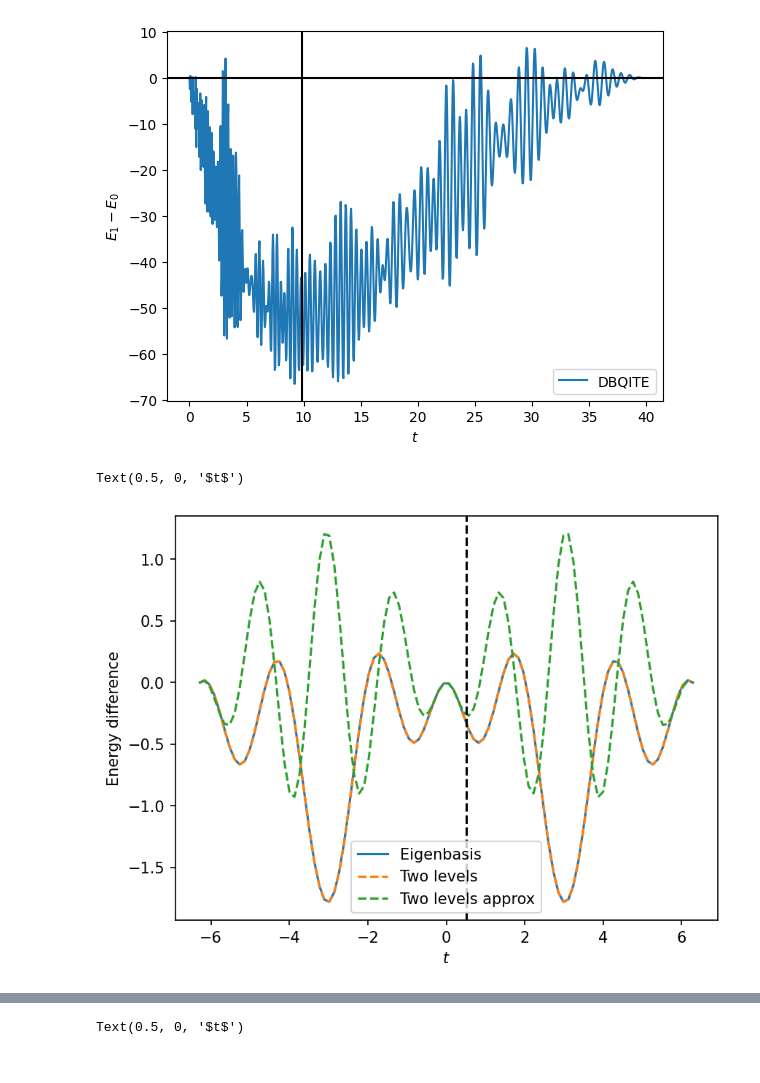
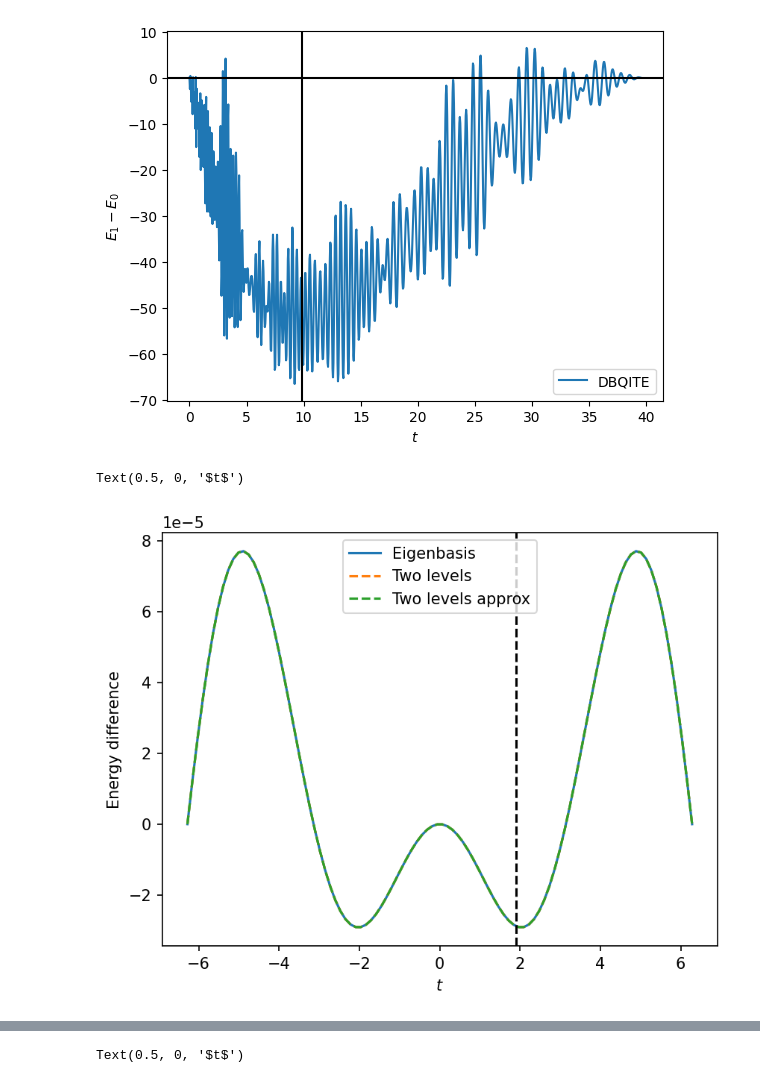
Before and after one commit to wrightjandrew/Master-Project, a Jupyter notebook: DBQITE_tests.ipynb, the cells around one changed output, grey strips where cells are left out. Cells and saved outputs as stored; diff of their text form; code cells hidden in the pictures.

```diff
--- a/DBQITE_tests.ipynb
+++ b/DBQITE_tests.ipynb
@@ -249,50 +249,50 @@ def twoLevelsApprox(coeffs, eigenvalues, t):
     a = absCoeffs[0]**2
     b = absCoeffs[1]**2
     E = eigenvalues[1]
-    val = a*(np.cos(t*(1+E)) - np.cos(t*E)) + a**2*(1-np.cos(t))# -b*(1-np.cos(t))+2*a*b*np.cos(E*t)*(1-np.cos(t))#+b**2*(1-np.cos(t))
+    val = a*(np.cos(t*(1+E)) - np.cos(t*E)) + (1-np.cos(t))*(a**2+b**2+2*a*b*np.cos(E*t)-b)# -b*(1-np.cos(t))+2*a*b*np.cos(E*t)*(1-np.cos(t))#+b**2*(1-np.cos(t))
     val *= 2*b*E
     return val
 
 
 def sOptTwoLevels(coeffs, eigenvalues):
-    a = np.abs(coeffs[0])**2
+    a = np.abs(coeffs[1])**2
     E = eigenvalues[1]
-    num = 6*(2*E+1-a)
-    den = 3*E**3+6*E**2+4*E+3+a
+    num = 6*(2*E+2-a)
+    den = 3*E**3+5*E**2+4*E+2+a
     s = np.sqrt(num/den)
     return s
 # %%
 nqubits = 6
-H = randomHamiltonian(nqubits, alpha = 100)
+H = randomHamiltonian(nqubits, alpha = 1)
 eigenvalues, eigenvectors = np.linalg.eigh(H)
 E0 = eigenvalues[0]
 if E0 < 0:
     H = H - eigenvalues[0]*np.eye(2**nqubits)
 else :
     H = H + eigenvalues[0]*np.eye(2**nqubits)
 eigenvalues, eigenvectors = np.linalg.eigh(H)
-eps = 0.10
+eps = 0.50
 initState = np.sqrt(eps)*eigenvectors[:,0] + np.sqrt(1-eps)*eigenvectors[:,1]
 initState = initState/np.linalg.norm(initState)
 coeff = decomposeInEigenBasis(eigenvectors, initState)
 energy = np.real(initState.conj().T @ H @ initState)
 t = np.linspace(-2*np.pi, (2*np.pi), 100)
 energy_diff_ebasis = np.zeros(len(t))
 two_levels = np.zeros(len(t))
 two_levels_approx = np.zeros(len(t))
 s = sOptTwoLevels(coeff, eigenvalues)
 for i in range(len(t)):
     energy_diff_ebasis[i] = energyDiffEnergyBasis(coeff, eigenvalues, energy, t[i])
     two_levels[i] = twoLevels(coeff, eigenvalues, t[i])
     two_levels_approx[i] = twoLevelsApprox(coeff, eigenvalues, t[i])
 plt.figure(dpi = 150)
 plt.plot(t, energy_diff_ebasis, label = 'Eigenbasis')
 plt.plot(t, two_levels, '--', label = 'Two levels')
 plt.plot(t, two_levels_approx, '--', label = 'Two levels approx')
 plt.ylabel(r'Energy difference')
 plt.axvline(x = s, color = 'black', linestyle = '--')
 plt.legend()
 plt.xlabel(r'$t$')
 # %% [output]
 Text(0.5, 0, '$t$')
-[figure, old version]
+[figure, new version]
```
Also changed, not shown: parts of 2 cells of this notebook, 10 other files.
